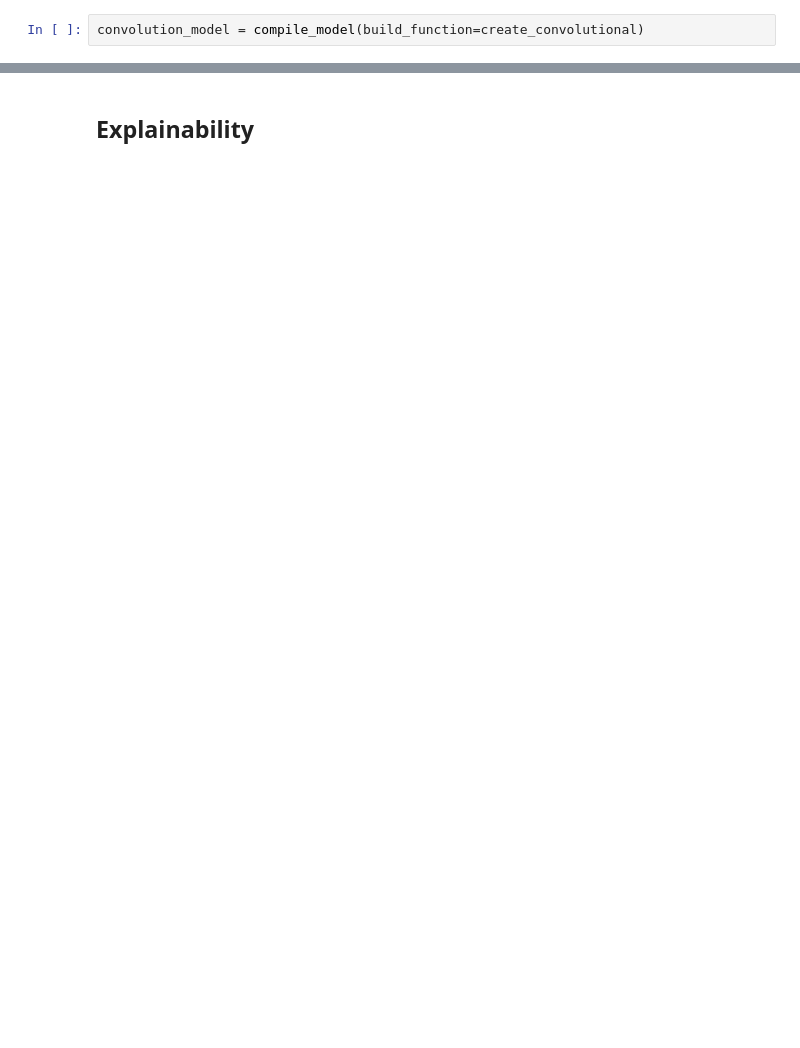
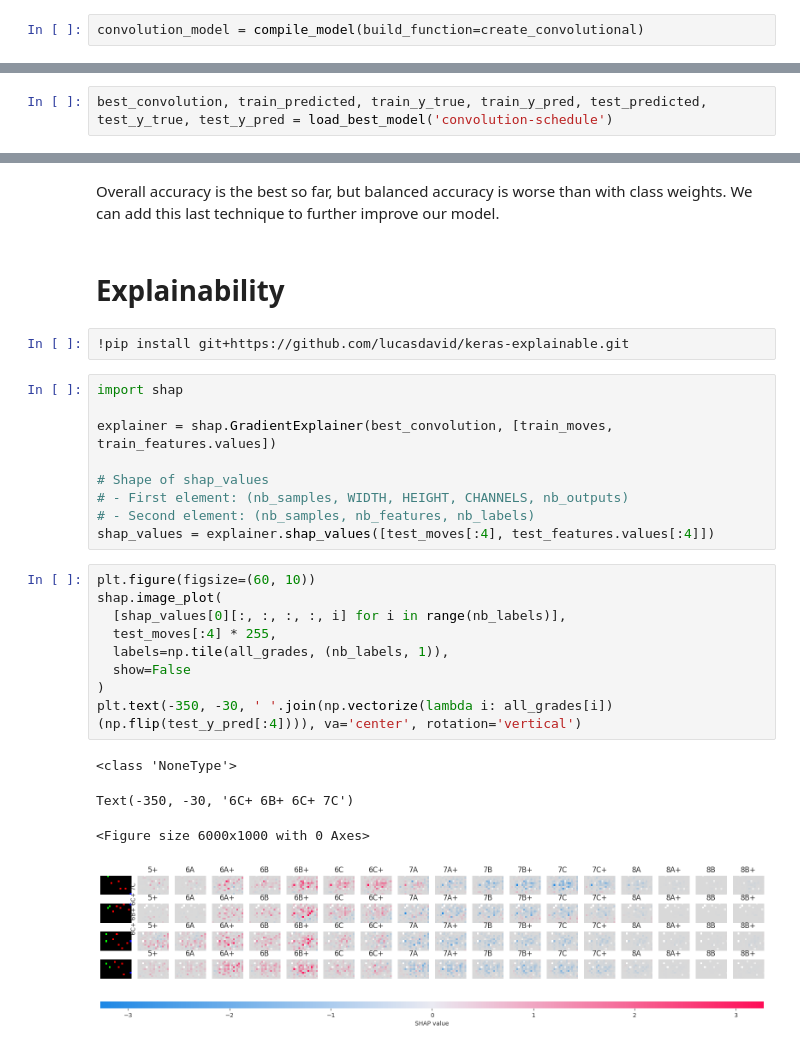
Before and after one commit to theovidal/beta-project, a Jupyter notebook: beta_project.ipynb, the cells around one changed output, grey strips where cells are left out. Cells and saved outputs as stored; diff of their text form; blank space fills up the shorter version.

Commit message:
feat: add learning rate schedule and explainability parts

```diff
--- a/beta_project.ipynb
+++ b/beta_project.ipynb
@@ -923,0 +994,2 @@ Observations after tweaking the network:
+# %%
+best_convolution, train_predicted, train_y_true, train_y_pred, test_predicted, test_y_true, test_y_pred = load_best_model('convolution-schedule')
@@ -924,2 +1016,29 @@ Observations after tweaking the network:
+# %% [markdown]
+Overall accuracy is the best so far, but balanced accuracy is worse than with class weights. We can add this last technique to further improve our model.
 # %% [markdown]
-## Explainability
+# Explainability
+# %%
+!pip install git+https://github.com/lucasdavid/keras-explainable.git
+# %%
+import shap
+
+explainer = shap.GradientExplainer(best_convolution, [train_moves, train_features.values])
+
+# Shape of shap_values
+# - First element: (nb_samples, WIDTH, HEIGHT, CHANNELS, nb_outputs)
+# - Second element: (nb_samples, nb_features, nb_labels)
+shap_values = explainer.shap_values([test_moves[:4], test_features.values[:4]])
+# %%
+plt.figure(figsize=(60, 10))
+shap.image_plot(
+  [shap_values[0][:, :, :, :, i] for i in range(nb_labels)],
+  test_moves[:4] * 255,
+  labels=np.tile(all_grades, (nb_labels, 1)),
+  show=False
+)
+plt.text(-350, -30, ' '.join(np.vectorize(lambda i: all_grades[i])(np.flip(test_y_pred[:4]))), va='center', rotation='vertical')
+# %% [output]
+<class 'NoneType'>
+Text(-350, -30, '6C+ 6B+ 6C+ 7C')
+<Figure size 6000x1000 with 0 Axes>
+[figure, added]
```
Also changed, not shown: parts of 50 cells of this notebook, 2 other files.
